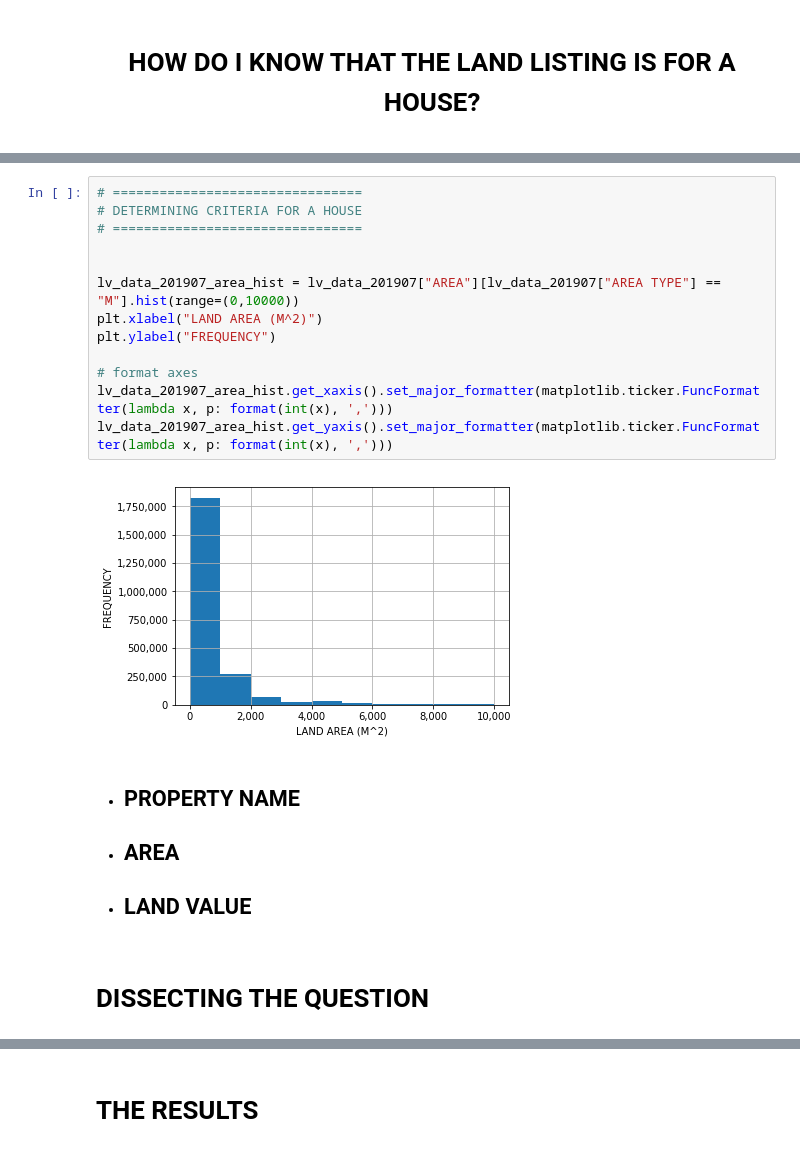
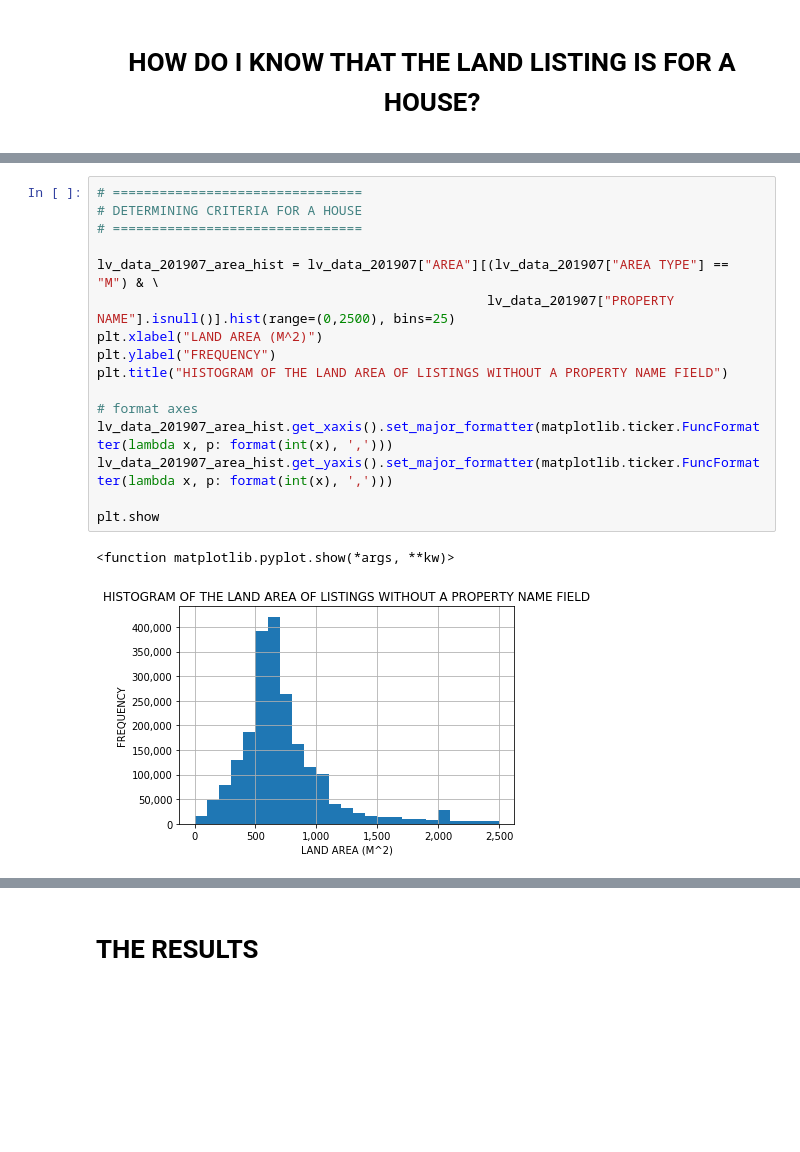
Before and after one commit to elijahjorell/open-data-project, a Jupyter notebook: CODE1161 Presentation.ipynb, the cells around one changed output, grey strips where cells are left out. Saved outputs shown, nothing was run; the diff lists cells and outputs as text; blank space fills up the shorter version.

Commit message:
Complete land value dataset for presentation

```diff
--- a/CODE1161 Presentation.ipynb
+++ b/CODE1161 Presentation.ipynb
@@ -224,21 +258,19 @@ AttributeError: 'BarContainer' object has no attribute 'get_yaxis'
 # %%
 # ================================
 # DETERMINING CRITERIA FOR A HOUSE
 # ================================
 
-
-lv_data_201907_area_hist = lv_data_201907["AREA"][lv_data_201907["AREA TYPE"] == "M"].hist(range=(0,10000))
+lv_data_201907_area_hist = lv_data_201907["AREA"][(lv_data_201907["AREA TYPE"] == "M") & \
+                                                  lv_data_201907["PROPERTY NAME"].isnull()].hist(range=(0,2500), bins=25)
 plt.xlabel("LAND AREA (M^2)")
 plt.ylabel("FREQUENCY")
+plt.title("HISTOGRAM OF THE LAND AREA OF LISTINGS WITHOUT A PROPERTY NAME FIELD")
 
 # format axes
 lv_data_201907_area_hist.get_xaxis().set_major_formatter(matplotlib.ticker.FuncFormatter(lambda x, p: format(int(x), ',')))
 lv_data_201907_area_hist.get_yaxis().set_major_formatter(matplotlib.ticker.FuncFormatter(lambda x, p: format(int(x), ',')))
+
+plt.show
 # %% [output]
+<function matplotlib.pyplot.show(*args, **kw)>
-[figure, old version]
+[figure, new version]
-# %% [markdown]
-- ## PROPERTY NAME
-- ## AREA
-- ## LAND VALUE
-# %% [markdown]
-# DISSECTING THE QUESTION
```
Also changed, not shown: parts of 11 cells of this notebook.
